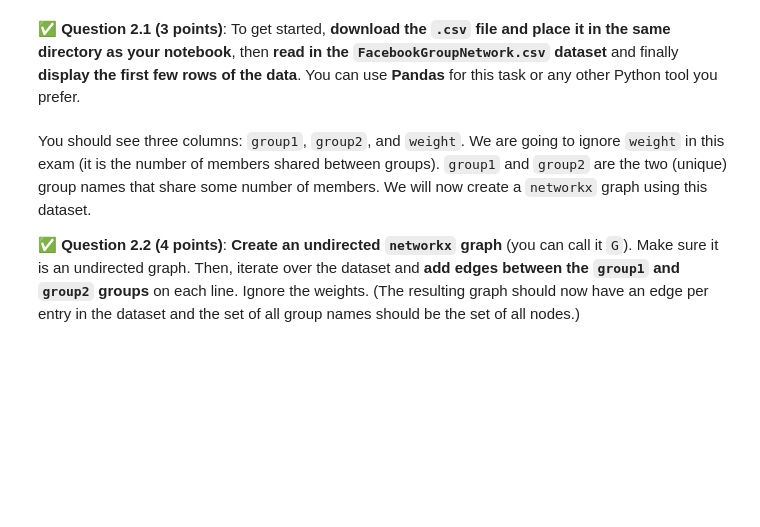
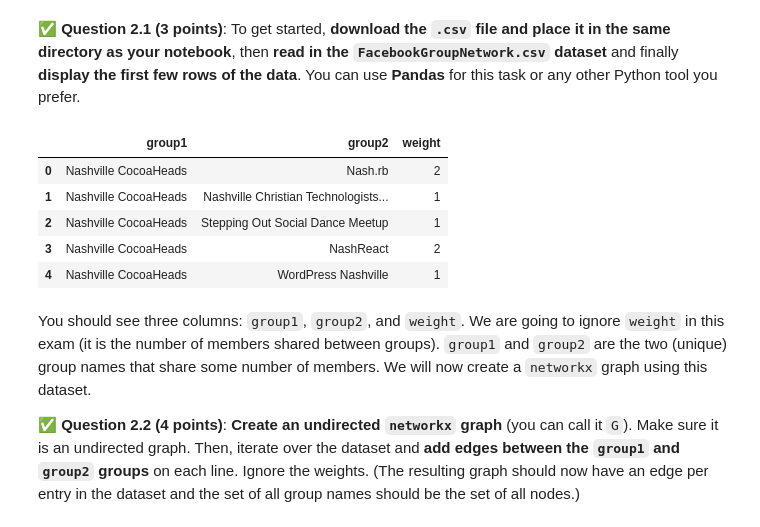
Before and after one commit to schererm/CMSE202-s24-turnin, a Jupyter notebook: final/CMSE202-Final-Section004-S24-STUDENT.ipynb, the cells around one changed output. Cells and saved outputs as stored; diff of their text form; code cells hidden in the pictures; blank space fills up the shorter version.

```diff
--- a/final/CMSE202-Final-Section004-S24-STUDENT.ipynb
+++ b/final/CMSE202-Final-Section004-S24-STUDENT.ipynb
@@ -52,6 +52,17 @@ In this part of the exam, we will look at Facebook groups in Tennessee. Some of
 &#9989; **Question 2.1 (3 points)**: To get started, **download the `.csv` file and place it in the same directory as your notebook**, then **read in the `FacebookGroupNetwork.csv` dataset** and finally **display the first few rows of the data**. You can use **Pandas** for this task or any other Python tool you prefer.
 # %%
 ### Put your code here
+import pandas as pd
+
+fb_group = pd.read_csv('FacebookGroupNetwork.csv')
+fb_group.head()
+# %% [output]
+|  | group1 | group2 | weight |
+| 0 | Nashville CocoaHeads | Nash.rb | 2 |
+| 1 | Nashville CocoaHeads | Nashville Christian Technologists... | 1 |
+| 2 | Nashville CocoaHeads | Stepping Out Social Dance Meetup | 1 |
+| 3 | Nashville CocoaHeads | NashReact | 2 |
+| 4 | Nashville CocoaHeads | WordPress Nashville | 1 |
 # %% [markdown]
 You should see three columns: `group1`, `group2`, and `weight`. We are going to ignore `weight` in this exam (it is the number of members shared between groups). `group1` and `group2` are the two (unique) group names that share some number of members. We will now create a `networkx` graph using this dataset.
 
```
Also changed, not shown: parts of 15 cells of this notebook.
